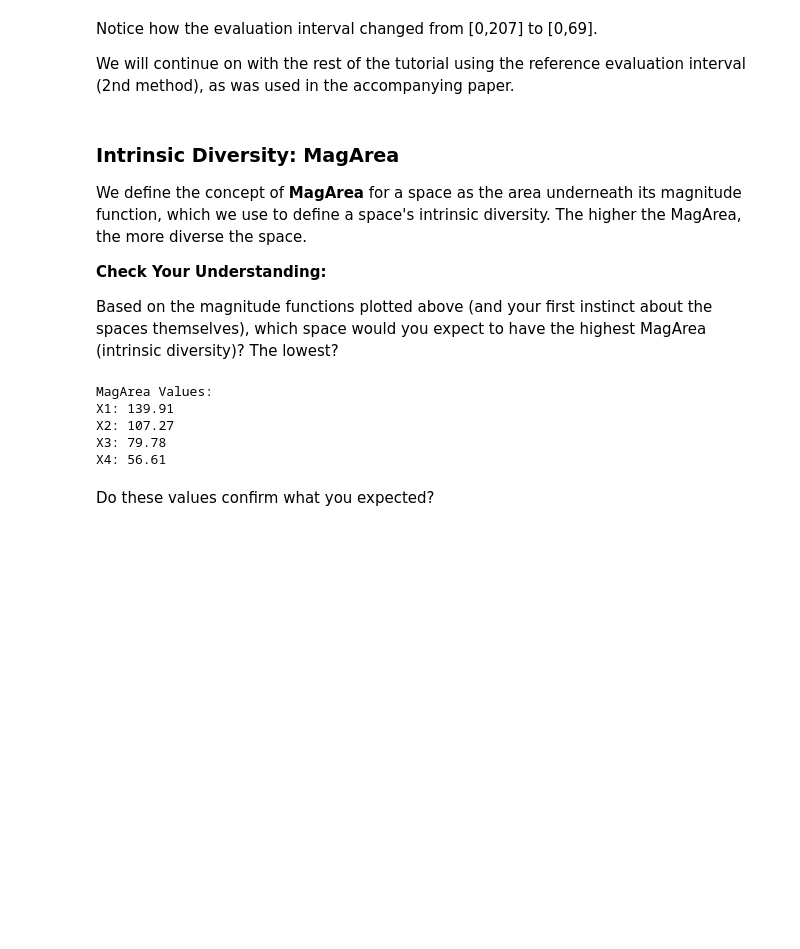
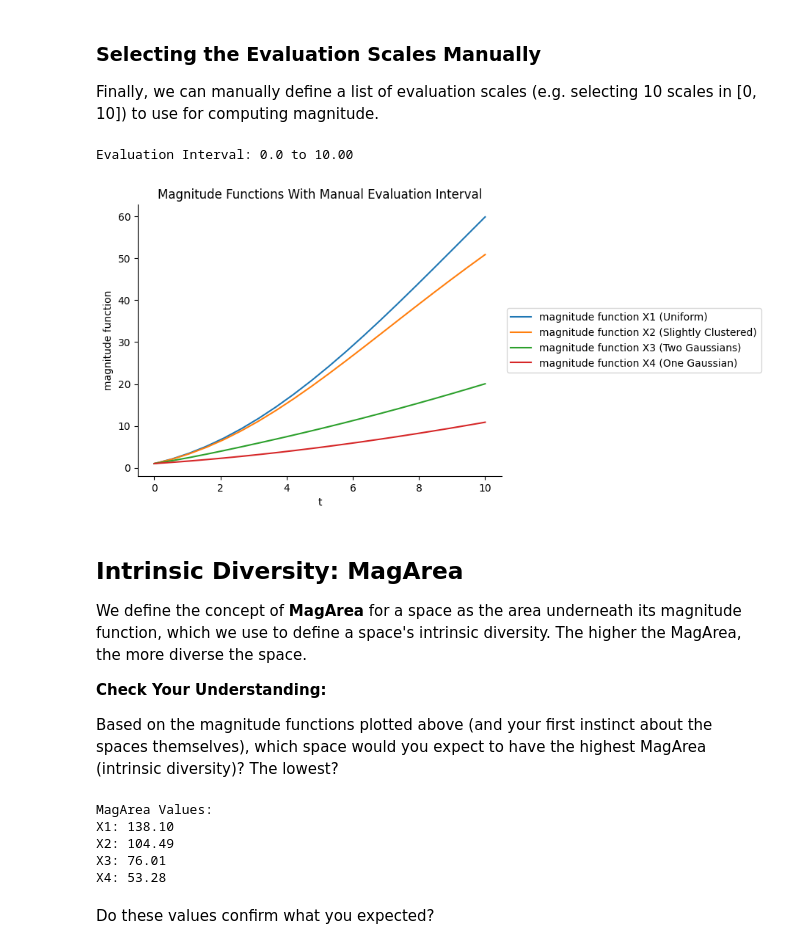
Before and after one commit to aidos-lab/magnipy, a Jupyter notebook: notebooks/diversipy_tutorial.ipynb, the cells around one changed output. Drawn from its saved outputs; the diff is of its cells as text; code cells hidden in the pictures; blank space fills up the shorter version.

Commit message:
Adjusted tutorials

```diff
--- a/notebooks/diversipy_tutorial.ipynb
+++ b/notebooks/diversipy_tutorial.ipynb
@@ -115,9 +113,24 @@ Reference Evaluation Interval: 0.0 to 70.82
-# %% [markdown]
-Notice how the evaluation interval changed from [0,207] to [0,69].
-
-We will continue on with the rest of the tutorial using the reference evaluation interval (2nd method), as was used in the accompanying paper.
+# %% [markdown]
+### Selecting the Evaluation Scales Manually
+
+Finally, we can manually define a list of evaluation scales (e.g. selecting 10 scales in [0, 10]) to use for computing magnitude.
+# %%
+# Redefining Diversipy and set the evaluation interval manually
+div = Diversipy(Xs = Xs, names=names, ts=np.linspace(0, 10, 20))
+# Computing magnitude
+mag_df, ts = div.get_magnitude_functions()
+
+# Plotting magnitude functions
+div.plot_magnitude_functions()
+plt.legend(loc='center left', bbox_to_anchor=(1, 0.5))
+plt.title("Magnitude Functions With Manual Evaluation Interval")
+# Showing common evaluation interval
+print(f'Evaluation Interval: {ts[0]} to {ts[-1]:.2f}')
+# %% [output]
+Evaluation Interval: 0.0 to 10.00
+[figure, added]
 # %% [markdown]
-### Intrinsic Diversity: **MagArea**
+## Intrinsic Diversity: **MagArea**
 
 We define the concept of **MagArea** for a space as the area underneath its magnitude function, which we use to define a space's intrinsic diversity. The higher the MagArea, the more diverse the space.
 
@@ -126,15 +139,16 @@ We define the concept of **MagArea** for a space as the area underneath its magn
 Based on the magnitude functions plotted above (and your first instinct about the spaces themselves), which space would you expect to have the highest MagArea (intrinsic diversity)? The lowest?
 # %%
 # Computing MagArea
+div = Diversipy(Xs = Xs, names=names, ref_space=0)
 mag_areas = div.MagAreas()
 print("MagArea Values:")
 for idx in range(0, len(mag_areas)):
     print(f'{names[idx][0:2]}: {mag_areas[idx]:.2f} \t ')
 # %% [output]
 MagArea Values:
-X1: 139.91
-X2: 107.27
-X3: 79.78
-X4: 56.61
+X1: 138.10
+X2: 104.49
+X3: 76.01
+X4: 53.28
 # %% [markdown]
 Do these values confirm what you expected?
```
Also changed, not shown: parts of 18 cells of this notebook, 3 other files.
